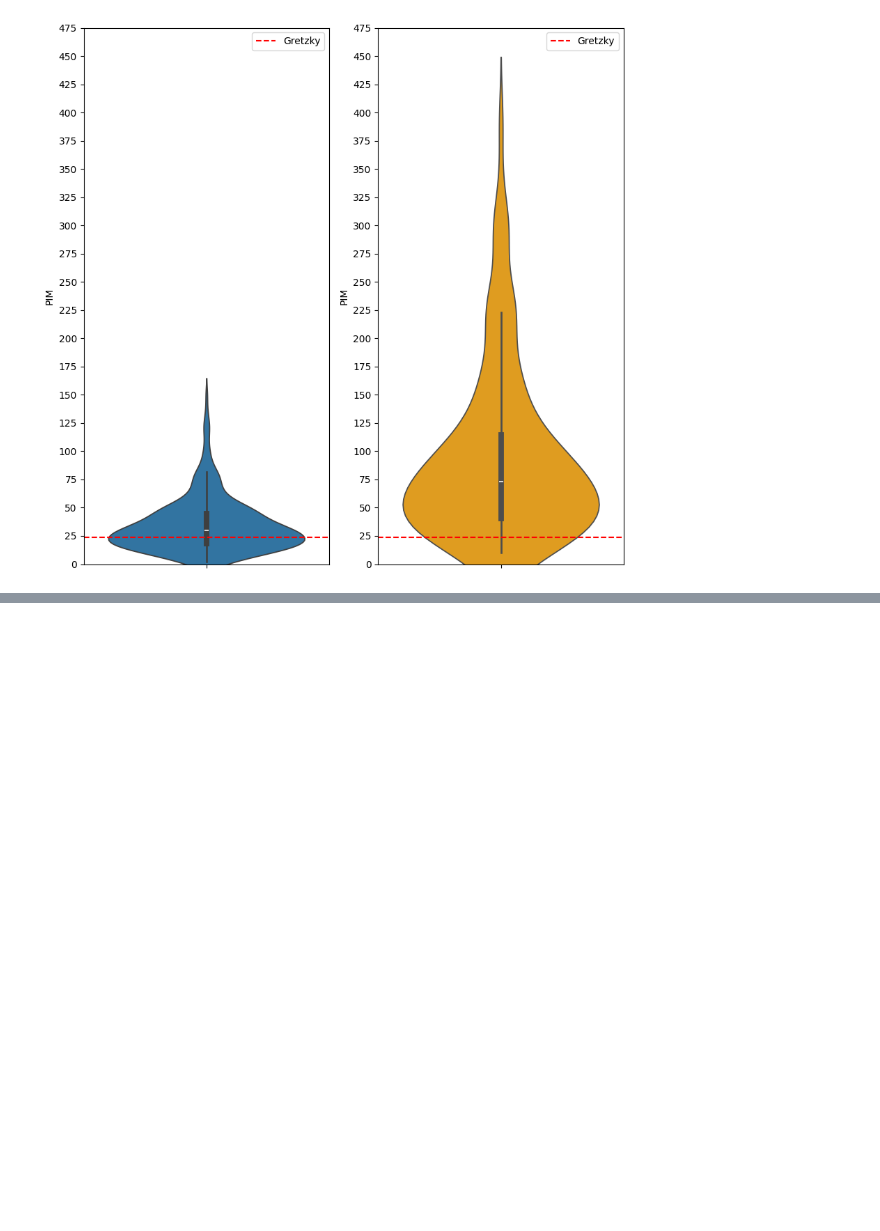
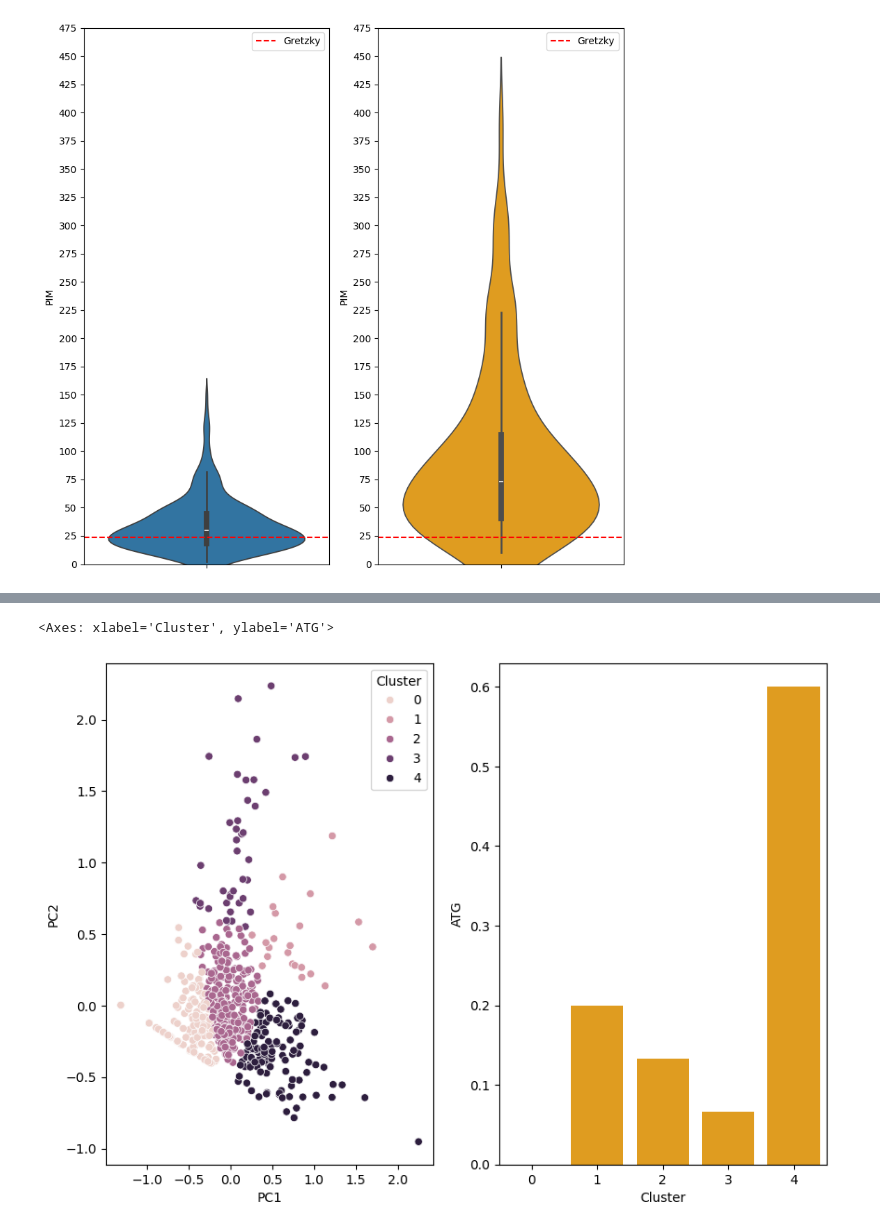
Before and after one commit to philbeet/How-Great-was-The-Great-One, a Jupyter notebook: main.ipynb, the cells around one changed output, grey strips where cells are left out. Saved outputs shown, nothing was run; the diff lists cells and outputs as text; code cells hidden in the pictures; blank space fills up the shorter version.

Commit message:
all time greats dataframe combined with szn23, data preprocessed and normalized,

```diff
--- a/main.ipynb
+++ b/main.ipynb
@@ -594,0 +596,18 @@ ax2 = plot(ax2, szn_87_df, "GP", "PIM", regression_line, "1986-87 Players", "Pen
+# %%
+important_cols = ["Player", "PIM", "+/-", "PTS", "G", "GP", "A"]
+greats_df.drop([col for col in greats_df.columns if col not in important_cols], inplace=True, axis=1)
+
+for col in greats_df.columns.values:
+    if col in ["PIM", "+/-", "PTS", "G","A"]:
+        greats_df[f"{col}_perGame"]= greats_df.apply(lambda x: x[col]/x['GP'], axis=1)
+
+
+for col in szn_23_df.columns.values:
+    if col in ["PIM", "+/-", "PTS", "G","A"]:
+        szn_23_df[f"{col}_perGame"]= szn_23_df.apply(lambda x: x[col]/x['GP'], axis=1)
+
+greats_df['ATG'] = 1
+# %%
+greats_combined = pd.concat([greats_df[["Player","GP","PIM_perGame", "+/-_perGame", "PTS_perGame", "G_perGame","A_perGame", "ATG"]], szn_23_df[["Player","GP","PIM_perGame", "+/-_perGame", "PTS_perGame", "G_perGame","A_perGame"]]])
+greats_combined['ATG'].fillna(0, inplace=True)
+greats_combined.drop_duplicates(inplace=True)
@@ -594,0 +630,7 @@ ax2 = plot(ax2, szn_87_df, "GP", "PIM", regression_line, "1986-87 Players", "Pen
+# %%
+from sklearn.decomposition import PCA
+pca = PCA(n_components=5)
+
+greats_combined_pca = pca.fit_transform(greats_combined[["PIM_perGame", "+/-_perGame", "PTS_perGame", "G_perGame","A_perGame"]])
+
+greats_combined_pca
@@ -594,0 +651,18 @@ ax2 = plot(ax2, szn_87_df, "GP", "PIM", regression_line, "1986-87 Players", "Pen
+# %%
+greats_combined['PC1'] = greats_combined_pca[:,0]
+greats_combined['PC2'] = greats_combined_pca[:,1]
+# %%
+from sklearn.cluster import KMeans
+kmeans = KMeans(n_clusters=5, random_state=42)
+
+greats_combined['Cluster'] = kmeans.fit_predict(greats_combined[['PC1', "PC2"]])
+
+greats_per_cluster = greats_combined.groupby("Cluster")['ATG'].sum()/len(greats_df)
+plt.figure(figsize=(10,7))
+plt.subplot(1,2,1)
+sns.scatterplot(greats_combined, x='PC1', y='PC2', hue="Cluster")
+plt.subplot(1,2,2)
+sns.barplot(greats_per_cluster, color="Orange")
+# %% [output]
+<Axes: xlabel='Cluster', ylabel='ATG'>
+[figure, added]
```
Also changed, not shown: parts of 11 cells of this notebook, 1 other file.
